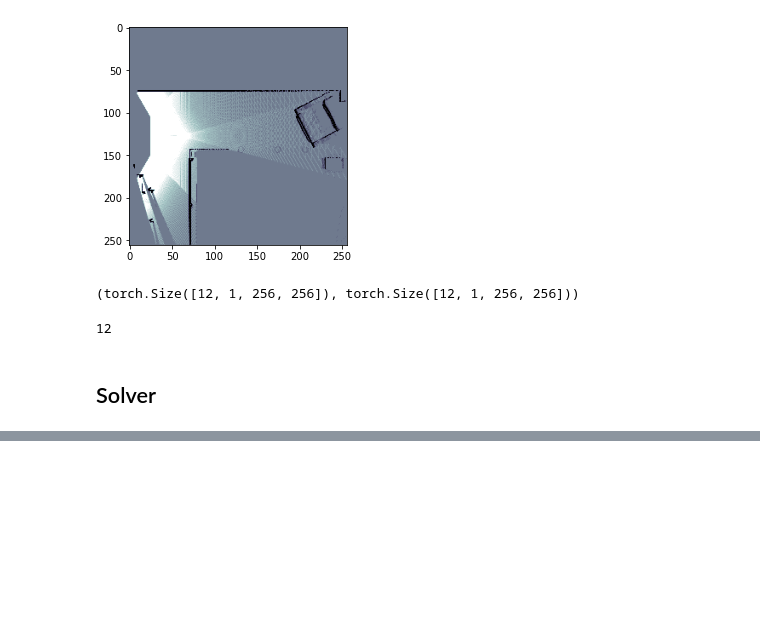
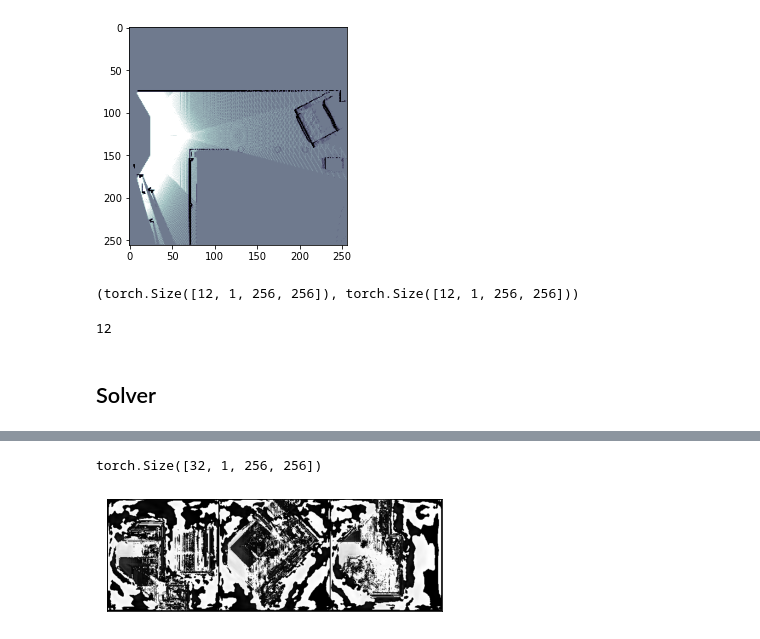
Before and after one commit to VishnuDuttSharma/occupancy_prediction, a Jupyter notebook: model_builder.ipynb, the cells around one changed output, grey strips where cells are left out. Saved outputs shown, nothing was run; the diff lists cells and outputs as text; code cells hidden in the pictures; blank space fills up the shorter version.

Commit message:
Tested new loader and plotter

```diff
--- a/model_builder.ipynb
+++ b/model_builder.ipynb
@@ -13,10 +13,17 @@ import torch.utils.data as data
 from torchvision import transforms
 # %%
 class OccMapDataset(data.Dataset):
-    def __init__(self, filename='./description_ang0.csv', transform=None, input_dir='./inp_data/', target_dir='./gt_data/'):
+    def __init__(self, filename='./description_ang0.csv', transform=None, input_dir='./inp_data/', target_dir='./gt_data/', mode='train'):
         # Your code
         df = pd.read_csv(filename)
         df = df[df['free_perc'] <= 80]
+
+        df['FloorID'] = df['FloorName'].apply(lambda x: int(x[-3:]))
+        if mode == 'train':
+            df = df[df['FloorID'] <= 220]
+        else:
+            df = df[df['FloorID'] > 220]
+
         self.filepaths = my_df['Filename'].values
 
         self.transform = transform
@@ -109,0 +170,18 @@ nn.MSELoss()
+# %%
+for data in test_loader:
+    images = data['input image']
+    labels = data['target image']
+
+    # placing data on device
+    images = images.to(solver.device)
+    labels = labels.to(solver.device)
+
+    # We don't need gradients here
+    with torch.no_grad():
+        # forward propagation
+        preds = solver.net(images)
+    break
+# %%
+preds.shape
+# %% [output]
+torch.Size([32, 1, 256, 256])
@@ -109,0 +194,14 @@ nn.MSELoss()
+# %%
+def show(imgs):
+    if not isinstance(imgs, list):
+        imgs = [imgs]
+    fix, axs = plt.subplots(ncols=len(imgs), squeeze=False)
+    for i, img in enumerate(imgs):
+        img = img.detach()
+        img = F.to_pil_image(img)
+        axs[0, i].imshow(np.asarray(img))
+        axs[0, i].set(xticklabels=[], yticklabels=[], xticks=[], yticks=[])
+# %%
+show(make_grid(preds[:3].cpu()))
+# %% [output]
+[figure, added]
```
Also changed, not shown: parts of 12 cells of this notebook.
